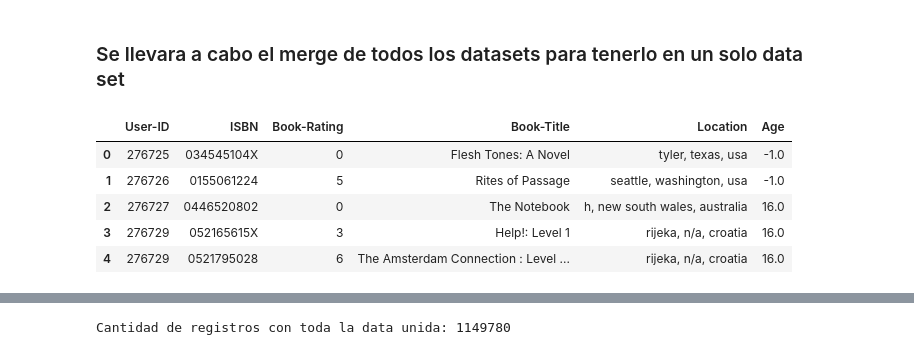
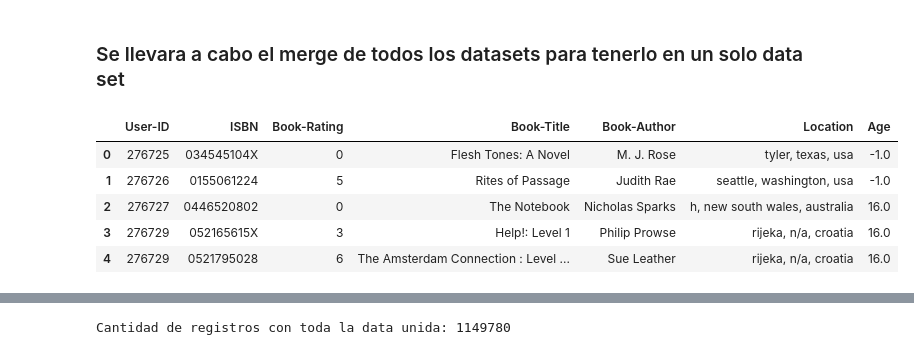
Before and after one commit to CrisLayB/DeepLearning_Lab06-07, a Jupyter notebook: EDA & Preprocesamiento.ipynb, the cells around one changed output, grey strips where cells are left out. Saved outputs shown, nothing was run; the diff lists cells and outputs as text; code cells hidden in the pictures.

```diff
--- a/EDA & Preprocesamiento.ipynb
+++ b/EDA & Preprocesamiento.ipynb
@@ -339,16 +339,16 @@ plt.show()
 ### Se llevara a cabo el merge de todos los datasets para tenerlo en un solo data set
 # %%
 # Aplicar preprocesamiento
-ratings = df_ratings.merge(df_books[['ISBN', 'Book-Title']], on='ISBN', how='left')
+ratings = df_ratings.merge(df_books[['ISBN', 'Book-Title', 'Book-Author']], on='ISBN', how='left')
 data_frame = ratings.merge(df_users[['User-ID', 'Location', 'Age']], on='User-ID', how='left')
 data_frame.head()
 # %% [output]
-|  | User-ID | ISBN | Book-Rating | Book-Title | Location | Age |
-| 0 | 276725 | 034545104X | 0 | Flesh Tones: A Novel | tyler, texas, usa | -1.0 |
-| 1 | 276726 | 0155061224 | 5 | Rites of Passage | seattle, washington, usa | -1.0 |
-| 2 | 276727 | 0446520802 | 0 | The Notebook | h, new south wales, australia | 16.0 |
-| 3 | 276729 | 052165615X | 3 | Help!: Level 1 | rijeka, n/a, croatia | 16.0 |
-| 4 | 276729 | 0521795028 | 6 | The Amsterdam Connection : Level ... | rijeka, n/a, croatia | 16.0 |
+|  | User-ID | ISBN | Book-Rating | Book-Title | Book-Author | Location | Age |
+| 0 | 276725 | 034545104X | 0 | Flesh Tones: A Novel | M. J. Rose | tyler, texas, usa | -1.0 |
+| 1 | 276726 | 0155061224 | 5 | Rites of Passage | Judith Rae | seattle, washington, usa | -1.0 |
+| 2 | 276727 | 0446520802 | 0 | The Notebook | Nicholas Sparks | h, new south wales, australia | 16.0 |
+| 3 | 276729 | 052165615X | 3 | Help!: Level 1 | Philip Prowse | rijeka, n/a, croatia | 16.0 |
+| 4 | 276729 | 0521795028 | 6 | The Amsterdam Connection : Level ... | Sue Leather | rijeka, n/a, croatia | 16.0 |
 # %%
 data_frame
 # %% [output]
```
Also changed, not shown: parts of 13 cells of this notebook, 3 other files.
